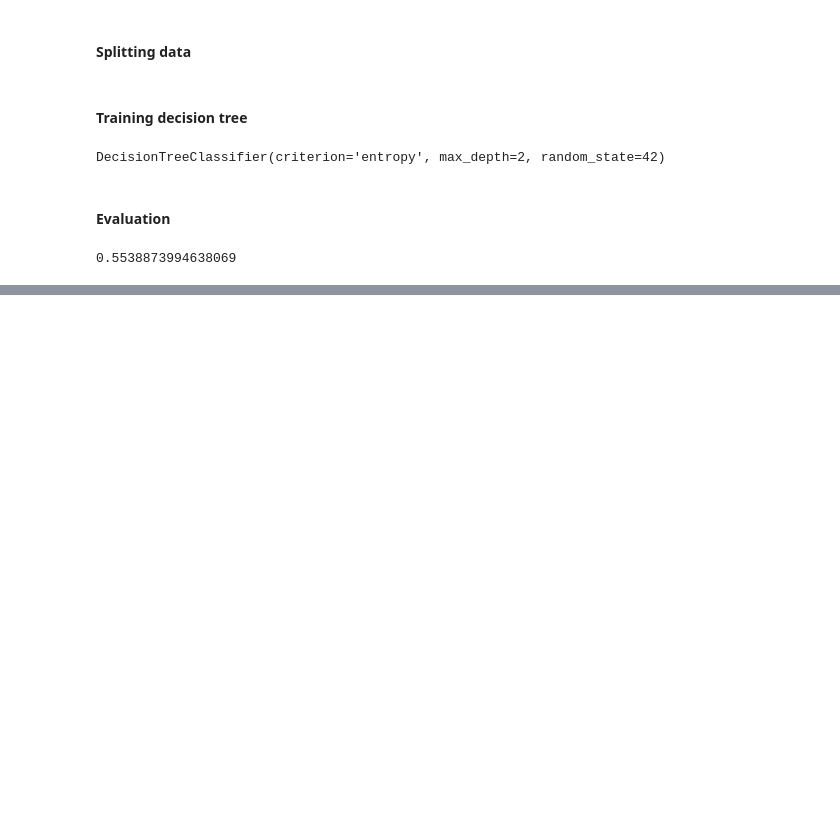
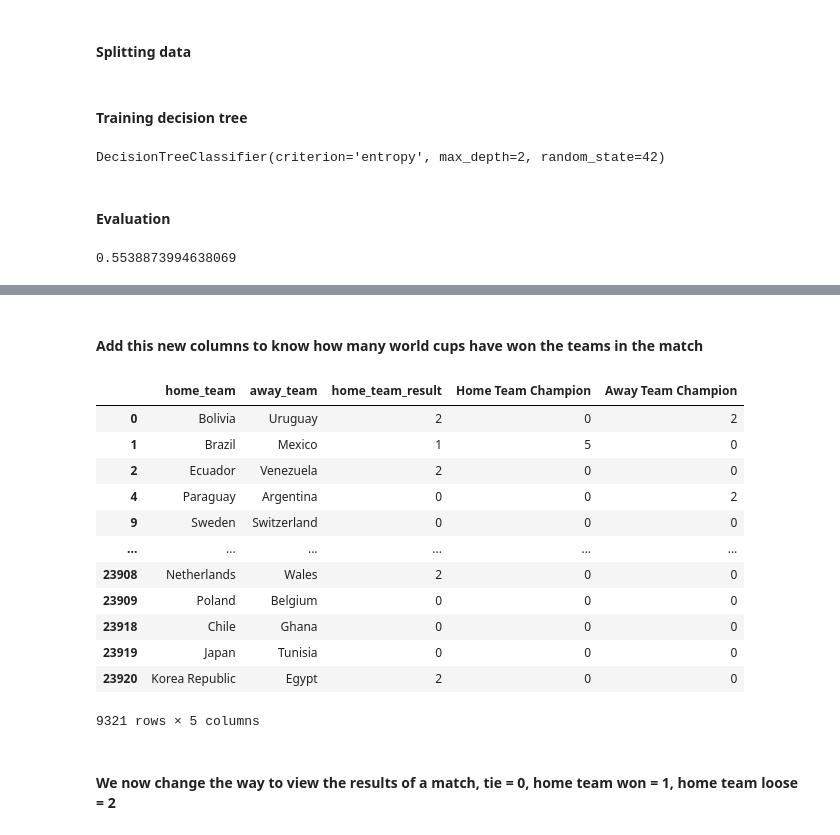
Before and after one commit to JavierCantoH/Fontys-DataScienceProject, a Jupyter notebook: ProjectWorldCupFinal.ipynb, the cells around one changed output, grey strips where cells are left out. Cells and saved outputs as stored; diff of their text form; code cells hidden in the pictures; blank space fills up the shorter version.

```diff
--- a/ProjectWorldCupFinal.ipynb
+++ b/ProjectWorldCupFinal.ipynb
@@ -697,0 +632,3 @@ accuracy_score(y_test_final, y_pred)
+# %%
+data_matches_to_use = final_df.drop(['home_team_fifa_rank', 'away_team_fifa_rank', 'home_team_goalkeeper_score','away_team_goalkeeper_score', 'home_team_mean_defense_score','home_team_mean_offense_score', 'home_team_mean_midfield_score','away_team_mean_defense_score', 'away_team_mean_offense_score','away_team_mean_midfield_score'], axis=1)
+data_matches_to_use
@@ -697,0 +675,3 @@ accuracy_score(y_test_final, y_pred)
+# %%
+winners = data_cups['Winner'].map(lambda n: 'Germany' if n == 'Germany FR' else n).value_counts()
+winners
@@ -697,0 +688,30 @@ accuracy_score(y_test_final, y_pred)
+# %% [markdown]
+#### Add this new columns to know how many world cups have won the teams in the match
+# %%
+def winners_wc(df):
+    if(winners.get(df['home_team']) != None):
+        df['Home Team Champion'] = winners.get(df['home_team'])
+    if(winners.get(df['away_team']) != None):
+        df['Away Team Champion'] = winners.get(df['away_team'])
+    return df
+# %%
+data_matches_to_use["Home Team Champion"] = 0
+data_matches_to_use["Away Team Champion"] = 0
+data_matches_to_use = data_matches_to_use.apply(winners_wc, axis = 1)
+data_matches_to_use
+# %% [output]
+|  | home_team | away_team | home_team_result | Home Team Champion | Away Team Champion |
+| 0 | Bolivia | Uruguay | 2 | 0 | 2 |
+| 1 | Brazil | Mexico | 1 | 5 | 0 |
+| 2 | Ecuador | Venezuela | 2 | 0 | 0 |
+| 4 | Paraguay | Argentina | 0 | 0 | 2 |
+| 9 | Sweden | Switzerland | 0 | 0 | 0 |
+| ... | ... | ... | ... | ... | ... |
+| 23908 | Netherlands | Wales | 2 | 0 | 0 |
+| 23909 | Poland | Belgium | 0 | 0 | 0 |
+| 23918 | Chile | Ghana | 0 | 0 | 0 |
+| 23919 | Japan | Tunisia | 0 | 0 | 0 |
+| 23920 | Korea Republic | Egypt | 2 | 0 | 0 |
+9321 rows × 5 columns
+# %% [markdown]
+#### We now change the way to view the results of a match, tie = 0, home team won = 1, home team loose = 2
```
Also changed, not shown: parts of 67 cells of this notebook, 16 other files.
